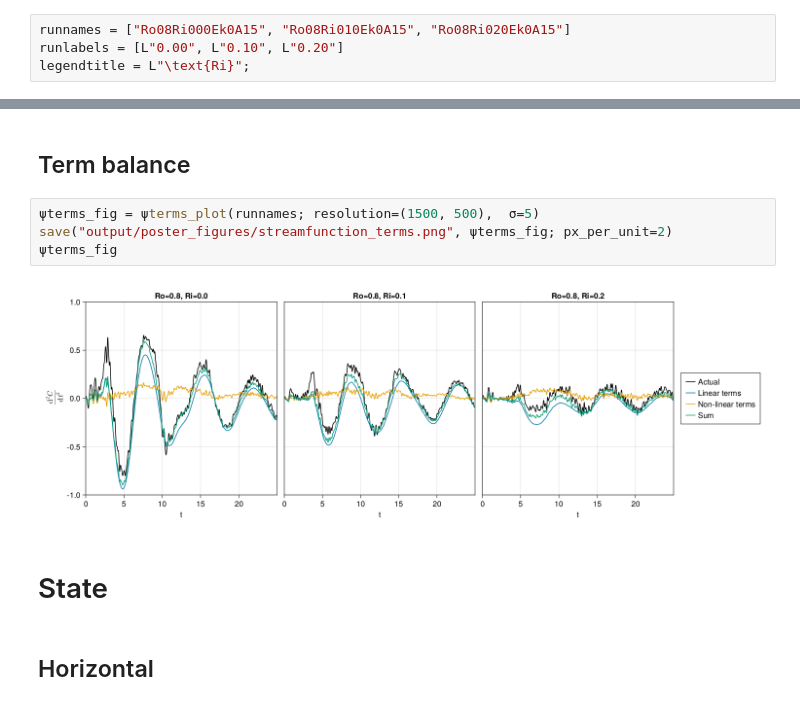
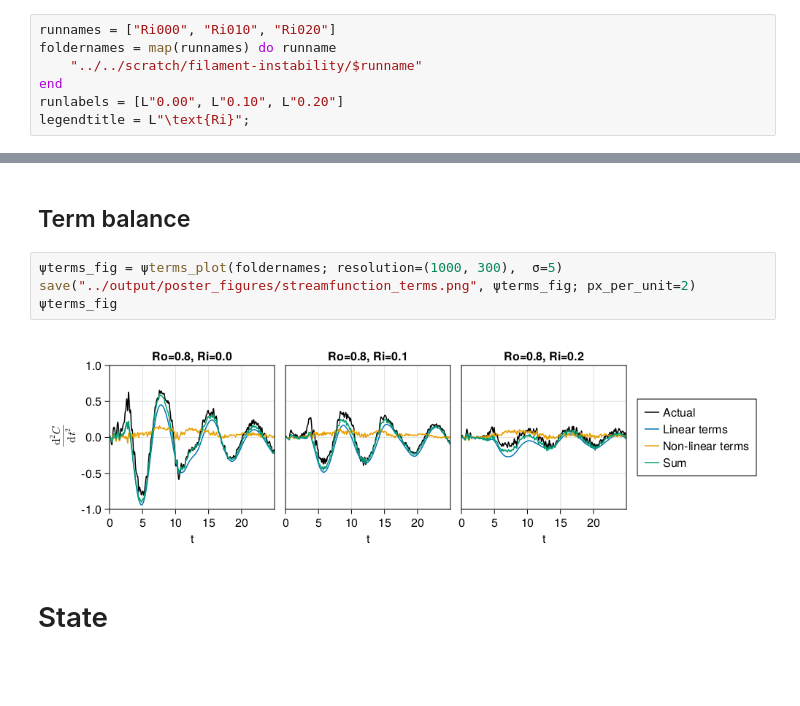
Before and after one commit to erin-atkinson/filament-instability, a Jupyter notebook: notebooks/PosterFigures.ipynb, the cells around one changed output, grey strips where cells are left out. Saved outputs shown, nothing was run; the diff lists cells and outputs as text; blank space fills up the shorter version.

```diff
--- a/notebooks/PosterFigures.ipynb
+++ b/notebooks/PosterFigures.ipynb
@@ -18,5 +15,8 @@ zt_energy_loss (generic function with 1 method)
 # %%
-runnames = ["Ro08Ri000Ek0A15", "Ro08Ri010Ek0A15", "Ro08Ri020Ek0A15"]
+runnames = ["Ri000", "Ri010", "Ri020"]
+foldernames = map(runnames) do runname
+    "../../scratch/filament-instability/$runname"
+end
 runlabels = [L"0.00", L"0.10", L"0.20"]
 legendtitle = L"\text{Ri}";
 # %% [markdown]
@@ -59,12 +36,10 @@ frontogenesis_bu_fig
 # %% [markdown]
 ## Term balance
 # %%
-ψterms_fig = ψterms_plot(runnames; resolution=(1500, 500),  σ=5)
-save("output/poster_figures/streamfunction_terms.png", ψterms_fig; px_per_unit=2)
+ψterms_fig = ψterms_plot(foldernames; resolution=(1000, 300),  σ=5)
+save("../output/poster_figures/streamfunction_terms.png", ψterms_fig; px_per_unit=2)
 ψterms_fig
 # %% [output]
-[figure, old version]
+[figure, new version]
 # %% [markdown]
 # State
-# %% [markdown]
-## Horizontal
```
Also changed, not shown: parts of 20 cells of this notebook, 34 other files.
